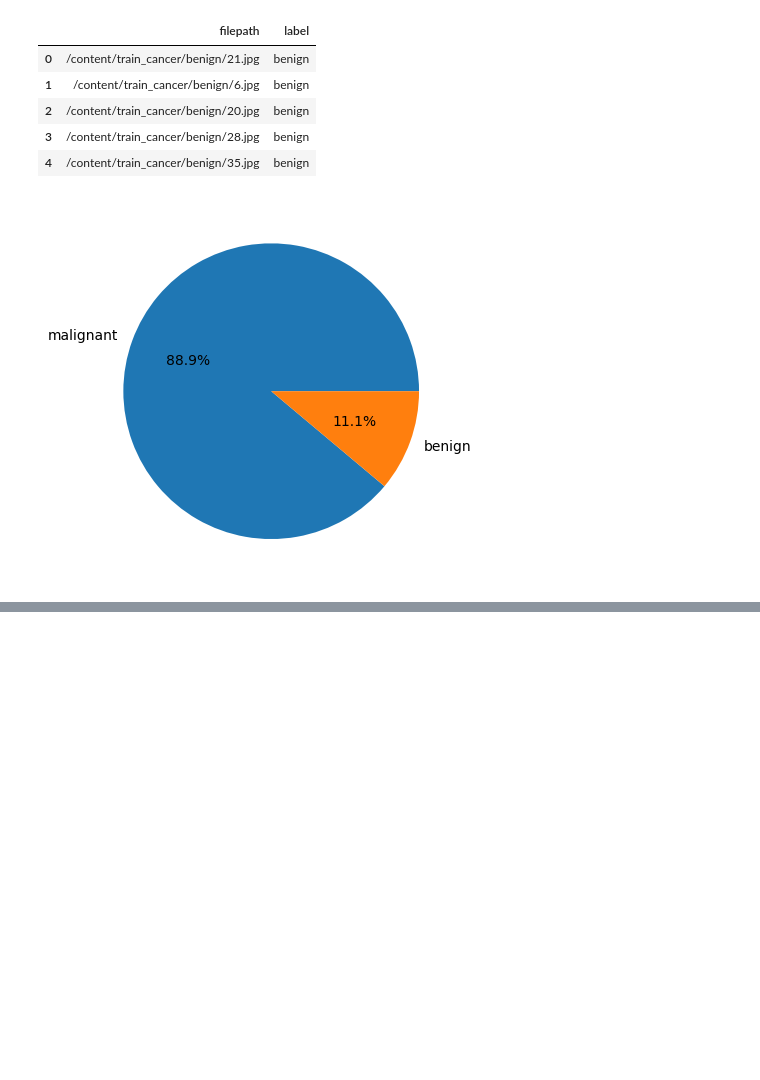
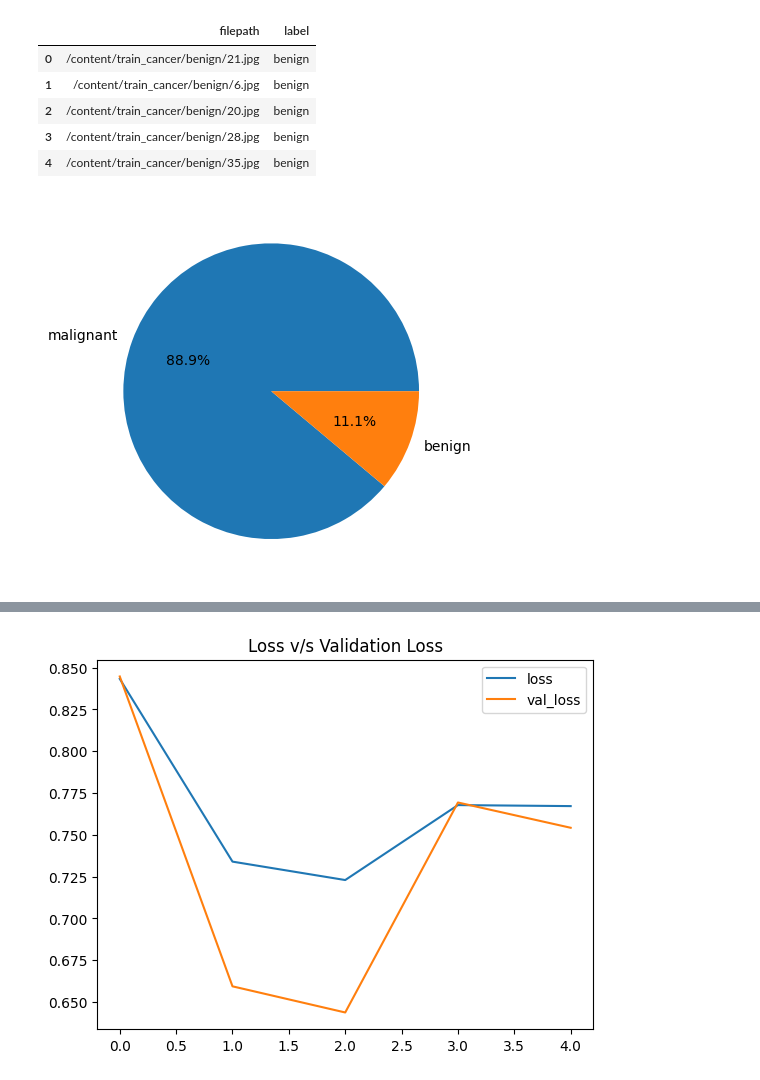
Before and after one commit to rizz045/Skin-Cancer-Detection-using-TensorFlow, a Jupyter notebook: Skin_Cancer_Detection_using_TensorFlow.ipynb, the cells around one changed output, grey strips where cells are left out. Cells and saved outputs as stored; diff of their text form; code cells hidden in the pictures; blank space fills up the shorter version.

```diff
--- a/Skin_Cancer_Detection_using_TensorFlow.ipynb
+++ b/Skin_Cancer_Detection_using_TensorFlow.ipynb
@@ -76,0 +150,20 @@ x_train, x_test, y_train, y_test = train_test_split(x, y, test_size=0.15, random
+# %%
+model.compile(
+    loss=tf.keras.losses.BinaryCrossentropy(from_logits=False),  # No logits
+    optimizer='adam',
+    metrics=['AUC']
+)
+# %%
+# Setting up weights to each class so the dataset is not imbalanced
+from sklearn.utils.class_weight import compute_class_weight
+
+# Computing class weight
+class_weights = compute_class_weight(
+    class_weight = 'balanced',
+    classes = np.array([0, 1]),            # 0-Benign, 1-Malignant
+    y = y_train
+)
+
+# Convert Dictionary to tensorflow
+class_weight_dict = {i: class_weights[i] for i in range(len(class_labels))}
+print("Class Weights: ", class_weight_dict)
@@ -76,0 +172,8 @@ x_train, x_test, y_train, y_test = train_test_split(x, y, test_size=0.15, random
+# %%
+history = model.fit(
+    train,
+    validation_data = test,
+    epochs = 5,
+    verbose = 1,
+    class_weight = class_weight_dict
+    )
@@ -76,0 +191,3 @@ x_train, x_test, y_train, y_test = train_test_split(x, y, test_size=0.15, random
+# %%
+hist_df = pd.DataFrame(history.history)
+hist_df.head()
@@ -76,0 +201,8 @@ x_train, x_test, y_train, y_test = train_test_split(x, y, test_size=0.15, random
+# %%
+hist_df['loss'].plot()
+hist_df['val_loss'].plot()
+plt.title('Loss v/s Validation Loss')
+plt.legend()
+plt.show()
+# %% [output]
+[figure, added]
```
Also changed, not shown: parts of 12 cells of this notebook.
